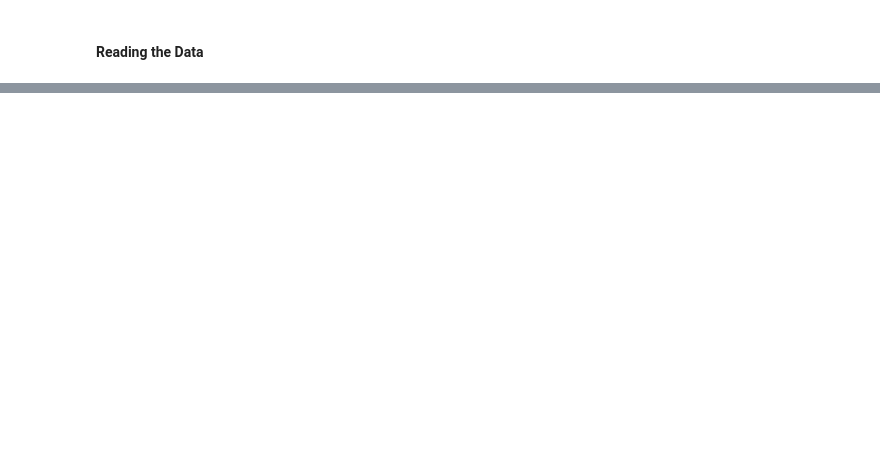
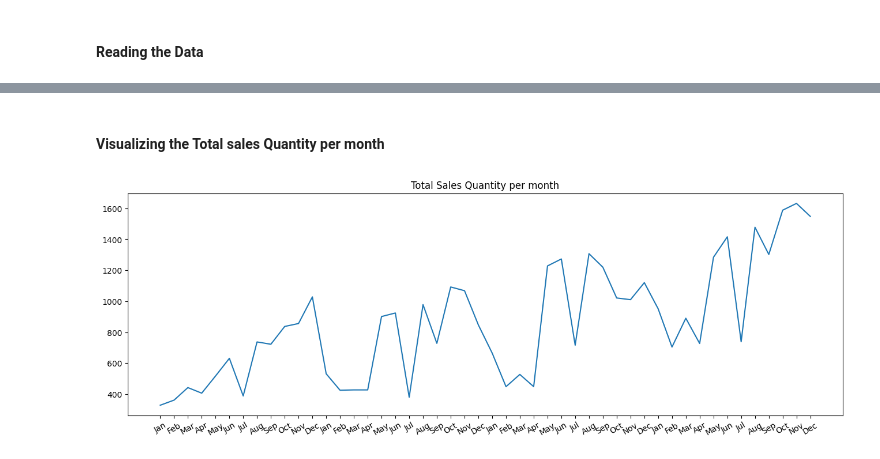
Before and after one commit to anish3565/Case_Studies, a Jupyter notebook: Time Series/SuperStore_Sales_Analysis.ipynb, the cells around one changed output, grey strips where cells are left out. Drawn from its saved outputs; the diff is of its cells as text; code cells hidden in the pictures; blank space fills up the shorter version.

Commit message:
Total sales Quantity per month made in SuperStoreSales notebook

```diff
--- a/Time Series/SuperStore_Sales_Analysis.ipynb
+++ b/Time Series/SuperStore_Sales_Analysis.ipynb
@@ -21,5 +26,6 @@ import numpy as np
 # Supressing scientific notations
 np.set_printoptions(suppress=True)
 
-StoreSalesData=pd.read_excel('../Datasets/SuperStoreSalesData.xls')
+StoreSalesData=pd.read_excel('../Datasets/StoreSalesData.xls')
+StoreSalesData
 # %% [output]
@@ -28,0 +114,14 @@ Unable to fetch data!
+# %%
+# Function to get month from a date
+def Function_get_month(inpDate):
+    return (inpDate.month)
+
+# Function to get Year from a date
+def Function_get_year(inpDate):
+    return (inpDate.year)
+
+# Creating new columns
+StoreSalesData['Month']=StoreSalesData['Order Date'].apply(Function_get_month)
+StoreSalesData['Year']=StoreSalesData['Order Date'].apply(Function_get_year)
+
+StoreSalesData.head()
@@ -28,0 +196,22 @@ Unable to fetch data!
+# %% [markdown]
+#### Visualizing the Total sales Quantity per month
+# %%
+import matplotlib.pyplot as plt
+
+SalesQuantity=pd.crosstab(columns=StoreSalesData['Year'],
+                          index=StoreSalesData['Month'],
+                          values=StoreSalesData['Quantity'],
+                          aggfunc='sum').melt()['value']
+
+# Taking data for 4 years
+MonthNames=['Jan','Feb','Mar','Apr','May', 'Jun', 'Jul', 'Aug', 'Sep','Oct','Nov','Dec']*4
+
+# Plotting the sales
+%matplotlib inline
+
+SalesQuantity.plot(kind='line', figsize=(16,5), title='Total Sales Quantity per month')
+
+# Setting the x-axis labels
+plotLabels=plt.xticks(np.arange(0,48,1), MonthNames, rotation=30)
+# %% [output]
+[figure, added]
```
Also changed, not shown: parts of 20 cells of this notebook.
